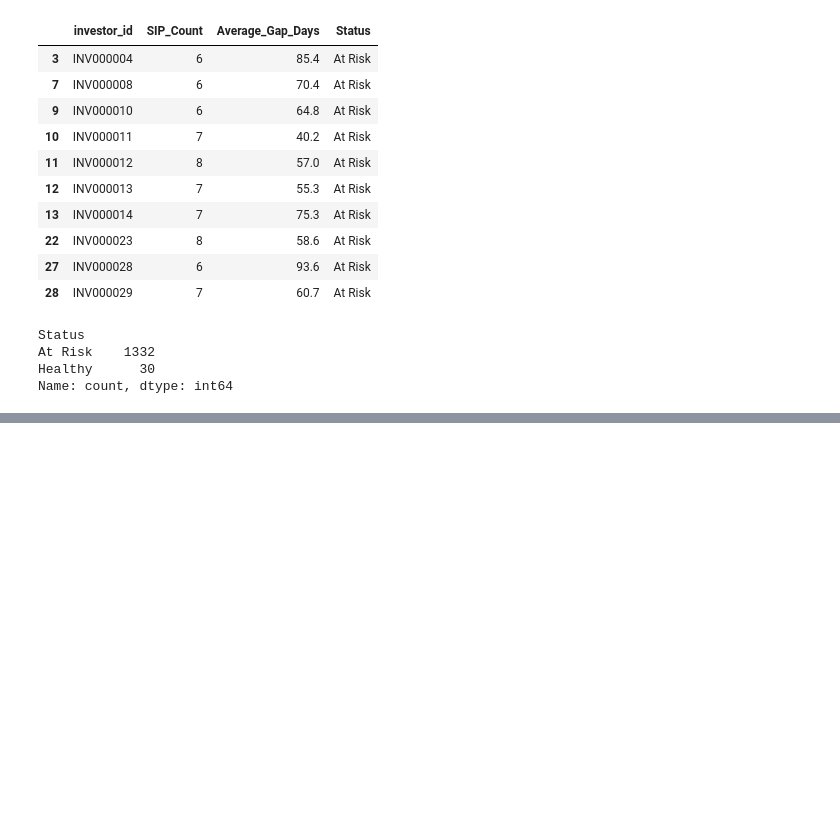
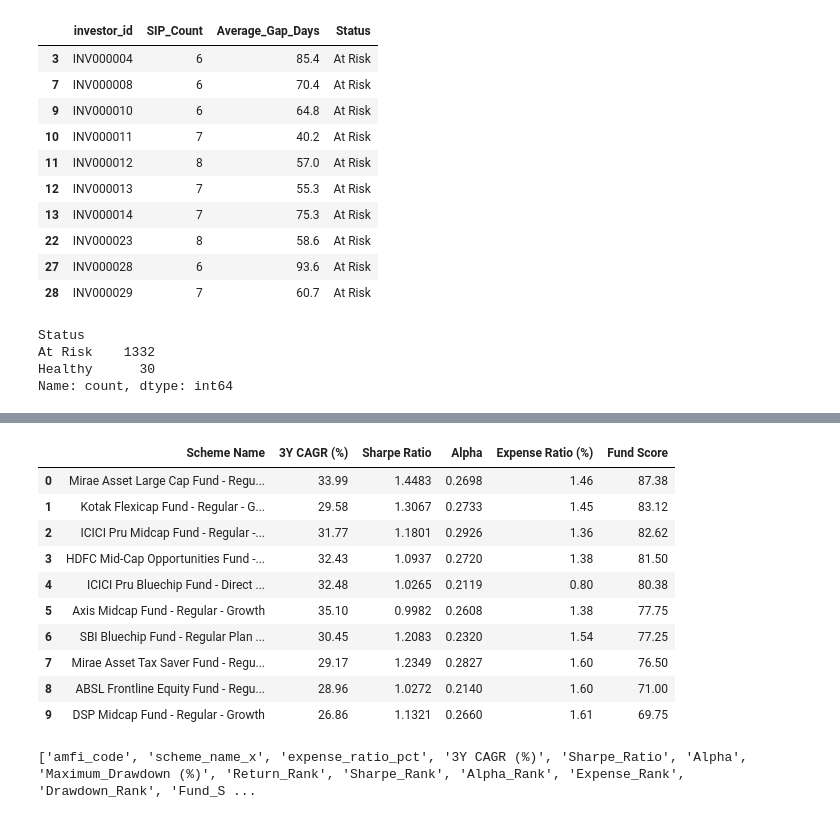
Before and after one commit to pranavshinde30/Bluestock_MF_Capstone, a Jupyter notebook: notebooks/05_Advanced_Analytics.ipynb, the cells around one changed output, grey strips where cells are left out. Cells and saved outputs as stored; diff of their text form; code cells hidden in the pictures; blank space fills up the shorter version.

```diff
--- a/notebooks/05_Advanced_Analytics.ipynb
+++ b/notebooks/05_Advanced_Analytics.ipynb
@@ -532,0 +552,39 @@ def recommend_funds(risk_level):
+# %%
+recommendation_display = recommendation_data[
+    [
+        "scheme_name_x",
+        "3Y CAGR (%)",
+        "Sharpe_Ratio",
+        "Alpha",
+        "expense_ratio_pct",
+        "Fund_Score"
+    ]
+].copy()
+
+recommendation_display.columns = [
+    "Scheme Name",
+    "3Y CAGR (%)",
+    "Sharpe Ratio",
+    "Alpha",
+    "Expense Ratio (%)",
+    "Fund Score"
+]
+
+recommendation_display = recommendation_display.sort_values(
+    by="Fund Score",
+    ascending=False
+)
+
+recommendation_display.head(10)
+# %% [output]
+|  | Scheme Name | 3Y CAGR (%) | Sharpe Ratio | Alpha | Expense Ratio (%) | Fund Score |
+| 0 | Mirae Asset Large Cap Fund - Regu... | 33.99 | 1.4483 | 0.2698 | 1.46 | 87.38 |
+| 1 | Kotak Flexicap Fund - Regular - G... | 29.58 | 1.3067 | 0.2733 | 1.45 | 83.12 |
+| 2 | ICICI Pru Midcap Fund - Regular -... | 31.77 | 1.1801 | 0.2926 | 1.36 | 82.62 |
+| 3 | HDFC Mid-Cap Opportunities Fund -... | 32.43 | 1.0937 | 0.2720 | 1.38 | 81.50 |
+| 4 | ICICI Pru Bluechip Fund - Direct ... | 32.48 | 1.0265 | 0.2119 | 0.80 | 80.38 |
+| 5 | Axis Midcap Fund - Regular - Growth | 35.10 | 0.9982 | 0.2608 | 1.38 | 77.75 |
+| 6 | SBI Bluechip Fund - Regular Plan ... | 30.45 | 1.2083 | 0.2320 | 1.54 | 77.25 |
+| 7 | Mirae Asset Tax Saver Fund - Regu... | 29.17 | 1.2349 | 0.2827 | 1.60 | 76.50 |
+| 8 | ABSL Frontline Equity Fund - Regu... | 28.96 | 1.0272 | 0.2140 | 1.60 | 71.00 |
+| 9 | DSP Midcap Fund - Regular - Growth | 26.86 | 1.1321 | 0.2660 | 1.61 | 69.75 |
@@ -532,0 +605,4 @@ def recommend_funds(risk_level):
+# %%
+print(recommendation_data.columns.tolist())
+# %% [output]
+['amfi_code', 'scheme_name_x', 'expense_ratio_pct', '3Y CAGR (%)', 'Sharpe_Ratio', 'Alpha', 'Maximum_Drawdown (%)', 'Return_Rank', 'Sharpe_Rank', 'Alpha_Rank', 'Expense_Rank', 'Drawdown_Rank', 'Fund_S ...
```
Also changed, not shown: parts of 31 cells of this notebook, 13 other files.
